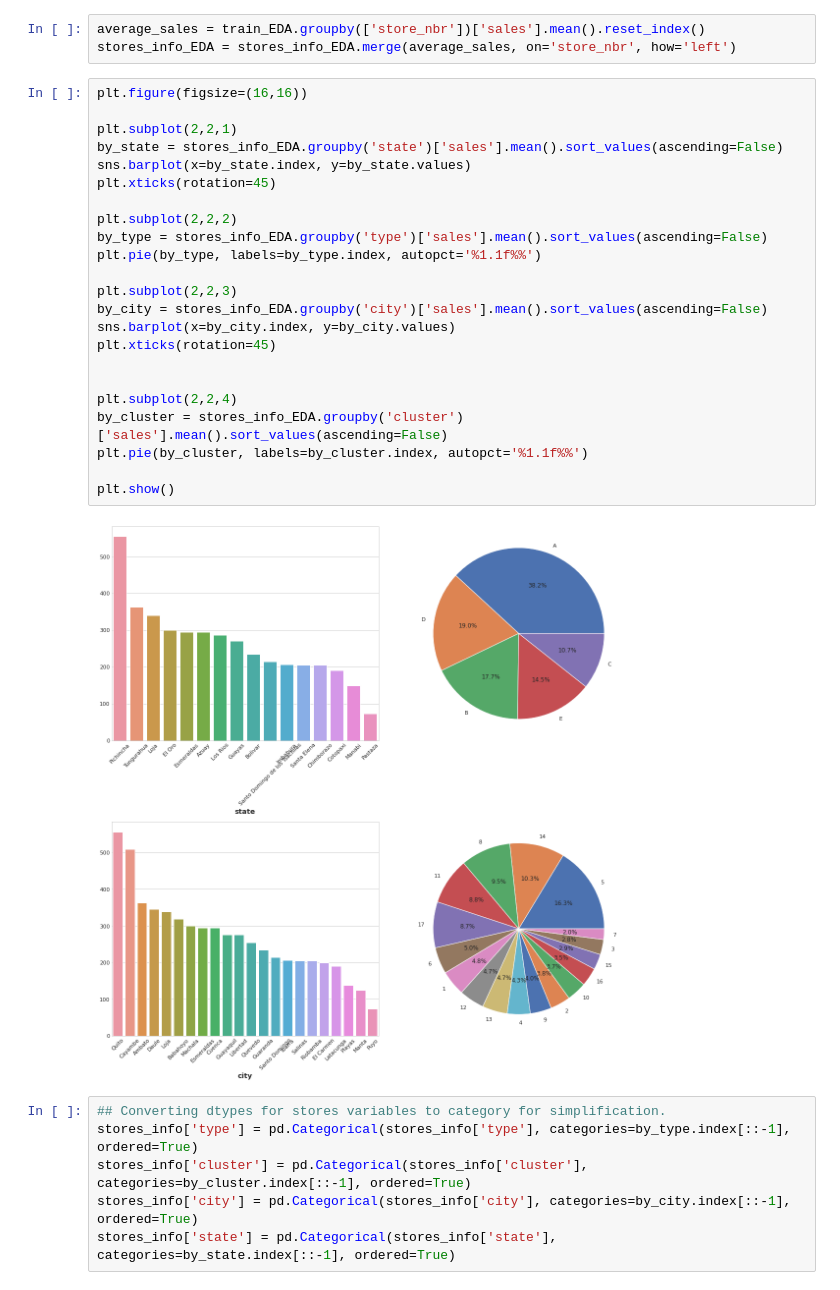
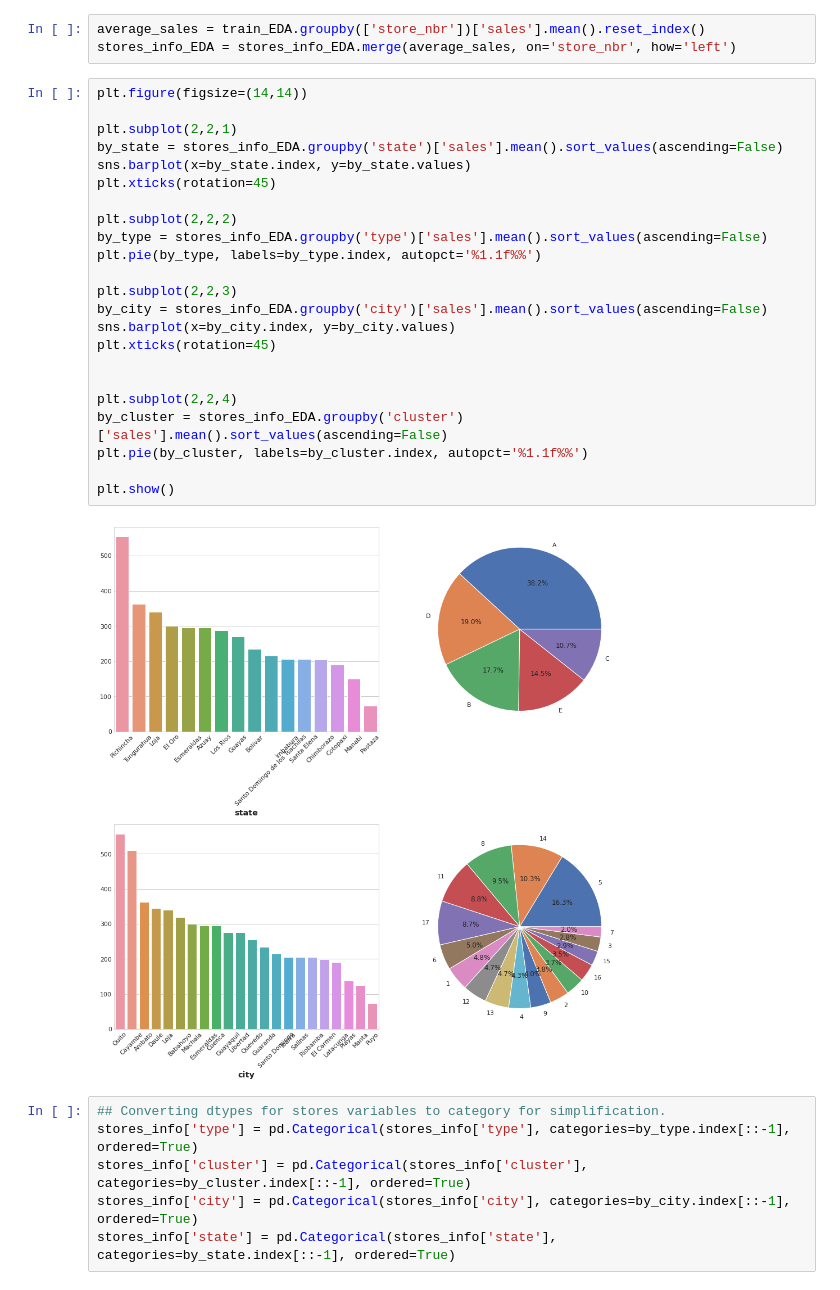
Before and after one commit to danischiavi/Kaggle_competitions, a Jupyter notebook: sales-prediction-favorita-stores.ipynb, the cells around one changed output. Cells and saved outputs as stored; diff of their text form.

```diff
--- a/sales-prediction-favorita-stores.ipynb
+++ b/sales-prediction-favorita-stores.ipynb
@@ -548,30 +551,30 @@ Number of null values:  0
 average_sales = train_EDA.groupby(['store_nbr'])['sales'].mean().reset_index()
 stores_info_EDA = stores_info_EDA.merge(average_sales, on='store_nbr', how='left')
 # %%
-plt.figure(figsize=(16,16))
+plt.figure(figsize=(14,14))
 
 plt.subplot(2,2,1)
 by_state = stores_info_EDA.groupby('state')['sales'].mean().sort_values(ascending=False)
 sns.barplot(x=by_state.index, y=by_state.values)
 plt.xticks(rotation=45)
 
 plt.subplot(2,2,2)
 by_type = stores_info_EDA.groupby('type')['sales'].mean().sort_values(ascending=False)
 plt.pie(by_type, labels=by_type.index, autopct='%1.1f%%')
 
 plt.subplot(2,2,3)
 by_city = stores_info_EDA.groupby('city')['sales'].mean().sort_values(ascending=False)
 sns.barplot(x=by_city.index, y=by_city.values)
 plt.xticks(rotation=45)
 
 
 plt.subplot(2,2,4)
 by_cluster = stores_info_EDA.groupby('cluster')['sales'].mean().sort_values(ascending=False)
 plt.pie(by_cluster, labels=by_cluster.index, autopct='%1.1f%%')
 
 plt.show()
 # %% [output]
-[figure, old version]
+[figure, new version]
 # %%
 ## Converting dtypes for stores variables to category for simplification.
 stores_info['type'] = pd.Categorical(stores_info['type'], categories=by_type.index[::-1], ordered=True)
```
Also changed, not shown: parts of 28 cells of this notebook.
